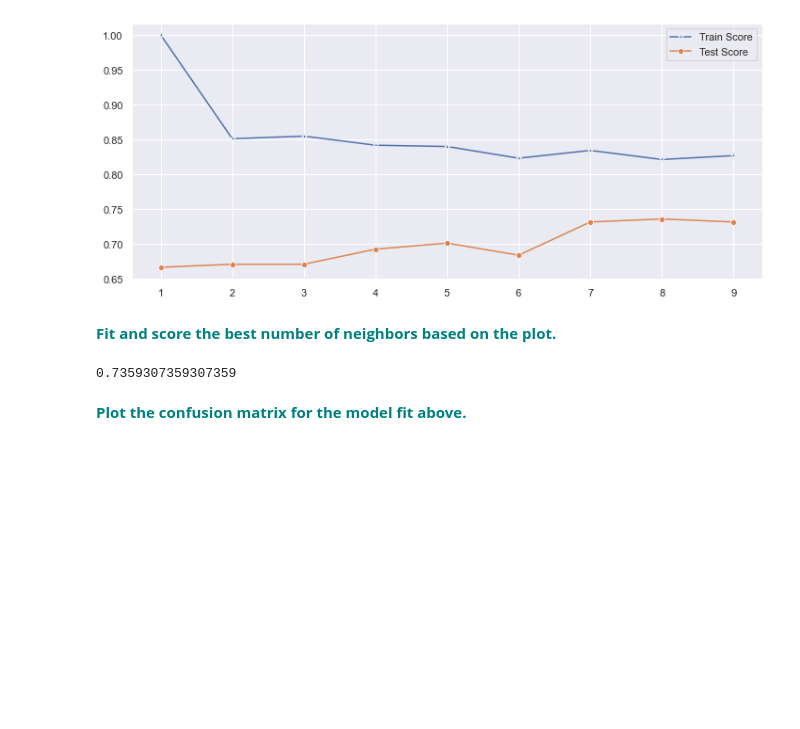
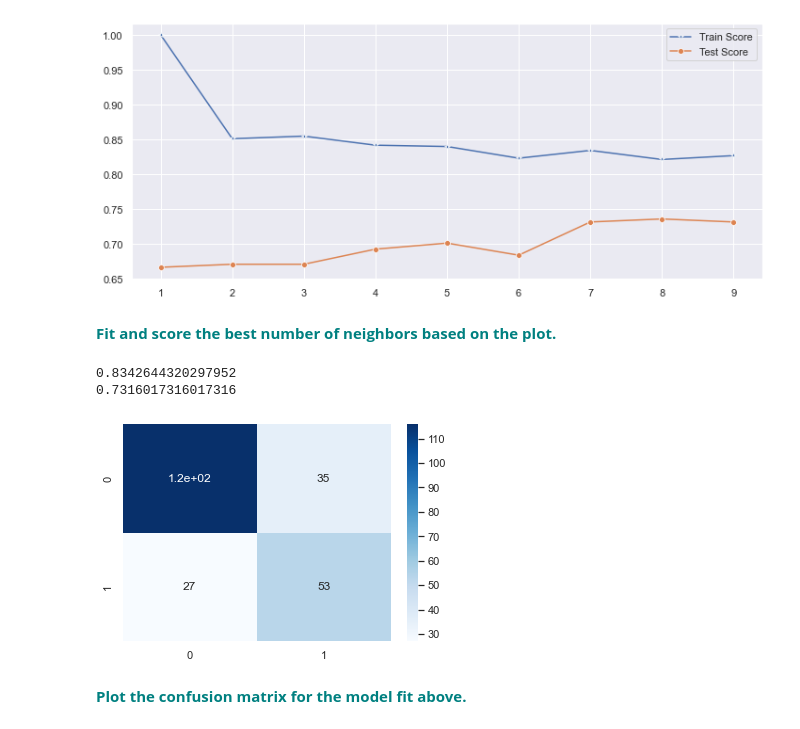
Before and after one commit to bertimoges/exercises, a Jupyter notebook: GridSearchKNN_Case_Study.ipynb, the cells around one changed output. Cells and saved outputs as stored; diff of their text form; code cells hidden in the pictures; blank space fills up the shorter version.

```diff
--- a/GridSearchKNN_Case_Study.ipynb
+++ b/GridSearchKNN_Case_Study.ipynb
@@ -196,17 +189,21 @@ p = sns.lineplot(range(1,10),test_scores,marker='o',label='Test Score')
 # %% [markdown]
 **<font color='teal'> Fit and score the best number of neighbors based on the plot. </font>**
 # %%
-knn = KNeighborsClassifier(8)
+knn = KNeighborsClassifier(7)
 knn.fit(X_train,y_train)
 
-knn.score(X_train,y_train)
-knn.score(X_test,y_test)
+print(knn.score(X_train,y_train))
+print(knn.score(X_test,y_test))
 # %% [output]
-0.7359307359307359
+0.8342644320297952
+0.7316017316017316
 # %%
 from sklearn.metrics import confusion_matrix
 y_pred = knn.predict(X_test)
 pl = confusion_matrix(y_test,y_pred)
+sns.heatmap(pl, annot=True, cmap='Blues');
+# %% [output]
+[figure, added]
 # %% [markdown]
 **<font color='teal'> Plot the confusion matrix for the model fit above. </font>**
 # %%
```
Also changed, not shown: parts of 10 cells of this notebook.
